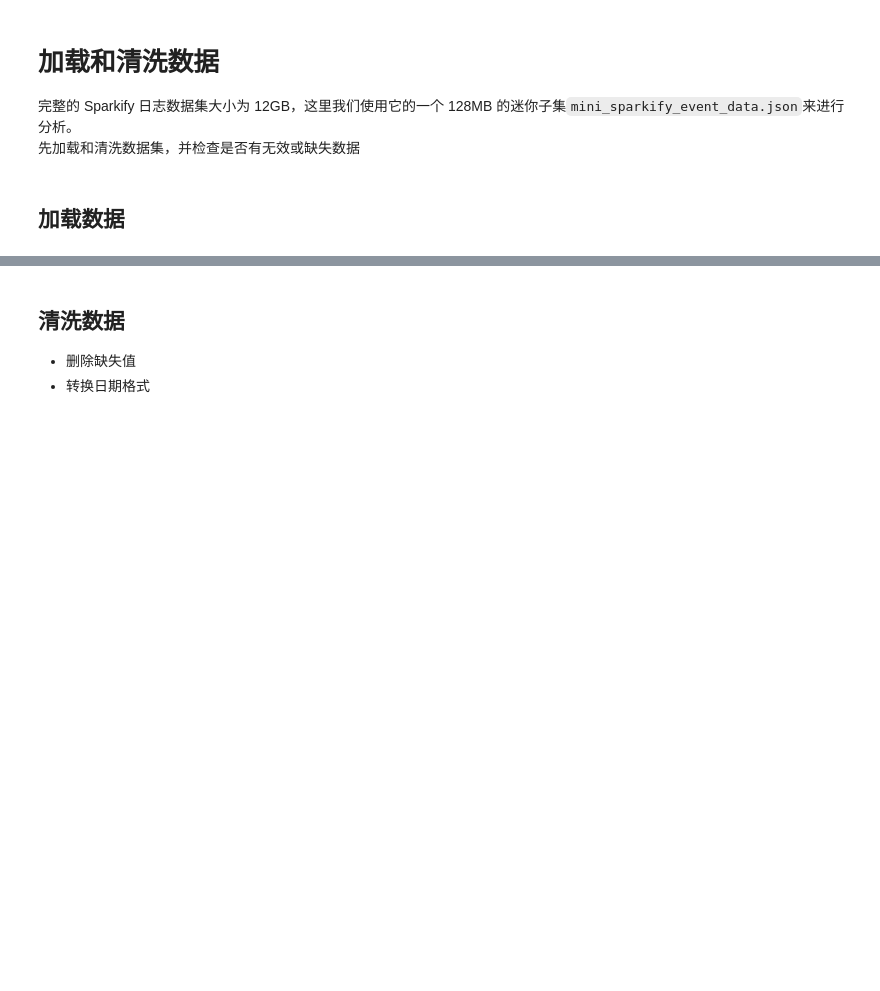
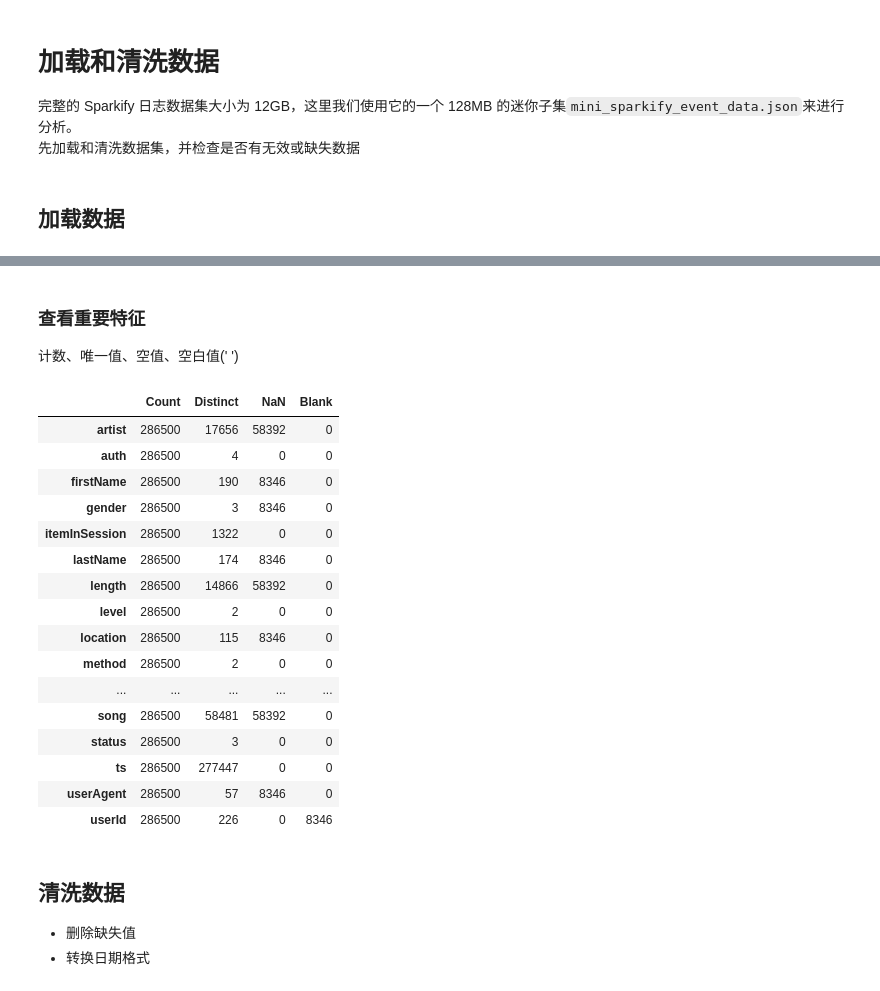
Before and after one commit to liyapink/Sparkify, a Jupyter notebook: Sparkify-zh.ipynb, the cells around one changed output, grey strips where cells are left out. Saved outputs shown, nothing was run; the diff lists cells and outputs as text; code cells hidden in the pictures; blank space fills up the shorter version.

```diff
--- a/Sparkify-zh.ipynb
+++ b/Sparkify-zh.ipynb
@@ -64,3 +97,33 @@ root
+# %% [markdown]
+### 查看重要特征
+计数、唯一值、空值、空白值(' ')
+# %%
+def build_feat_info(df):
+    return pd.DataFrame({'Count': [df.select(x).count() for x in df.columns],
+                        'Distinct': [df.select(x).distinct().count() for x in df.columns],
+                        'NaN': [df.filter(col(x).isNull()).count() for x in df.columns],
+                        'Blank': [df.filter(col(x)=='').count() for x in df.columns]},
+                        index = df.columns)
+
+build_feat_info(df)
+# %% [output]
+|  | Count | Distinct | NaN | Blank |
+| artist | 286500 | 17656 | 58392 | 0 |
+| auth | 286500 | 4 | 0 | 0 |
+| firstName | 286500 | 190 | 8346 | 0 |
+| gender | 286500 | 3 | 8346 | 0 |
+| itemInSession | 286500 | 1322 | 0 | 0 |
+| lastName | 286500 | 174 | 8346 | 0 |
+| length | 286500 | 14866 | 58392 | 0 |
+| level | 286500 | 2 | 0 | 0 |
+| location | 286500 | 115 | 8346 | 0 |
+| method | 286500 | 2 | 0 | 0 |
+| ... | ... | ... | ... | ... |
+| song | 286500 | 58481 | 58392 | 0 |
+| status | 286500 | 3 | 0 | 0 |
+| ts | 286500 | 277447 | 0 | 0 |
+| userAgent | 286500 | 57 | 8346 | 0 |
+| userId | 286500 | 226 | 0 | 8346 |
 # %% [markdown]
 ## 清洗数据
 - 删除缺失值
```
Also changed, not shown: parts of 10 cells of this notebook, 1 other file.
